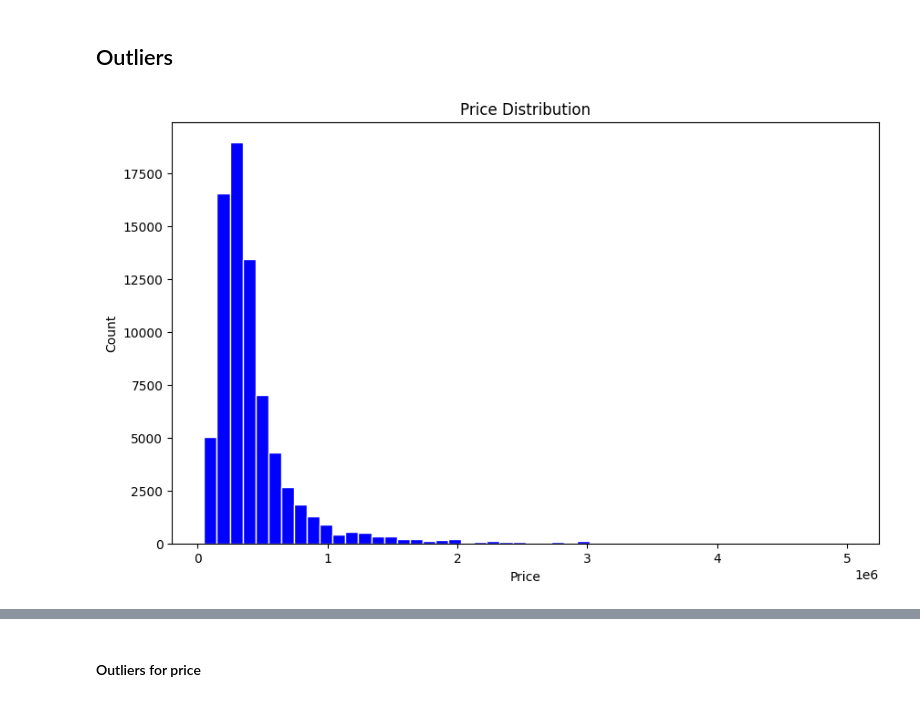
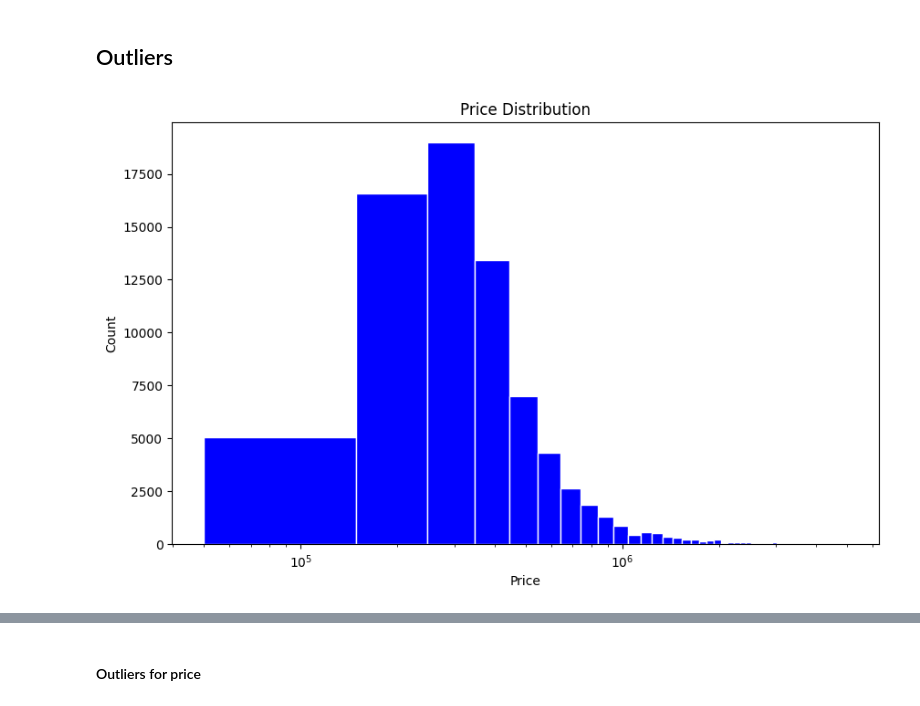
Before and after one commit to hermstefanny/immo-eliza-analysis, a Jupyter notebook: eda_draft.ipynb, the cells around one changed output, grey strips where cells are left out. Cells and saved outputs as stored; diff of their text form; code cells hidden in the pictures.

Commit message:
changing fonts size and log scale for the price graph

```diff
--- a/eda_draft.ipynb
+++ b/eda_draft.ipynb
@@ -14,7 +16,7 @@ from clean_immo_datasetV2 import encode_categorical_features, preprocess_missing
 # %%
 file_path = 'ml_ready_real_estate_data.csv'
-raw_df = import_csv_data(file_path)
-raw_df
+df_encoded = import_csv_data(file_path)
+df_encoded
 # %% [output]
 |  | bedroomCount | bathroomCount | habitableSurface | toiletCount | postCode | totalParkingCount | ... |
 | 0 | 2.0 | 1.0 | 100.0 | 1.0 | 1040 | 1.0 | ... |
@@ -148,10 +91,11 @@ def identify_outliers_iqr(df, col):
 # %%
 plt.figure(figsize=(10, 6))
-plt.hist(df_encoded['price'], bins=50, color='blue', edgecolor='white')
+plt.hist(df_encoded['price'], bins=50,  color='blue', edgecolor='white')
+plt.xscale('log')
 plt.title('Price Distribution')
 plt.xlabel('Price')
 plt.ylabel('Count')
 plt.savefig('images/price_distribution.png')
 plt.show()
 # %% [output]
-[figure, old version]
+[figure, new version]
```
Also changed, not shown: parts of 25 cells of this notebook, 2 other files.
